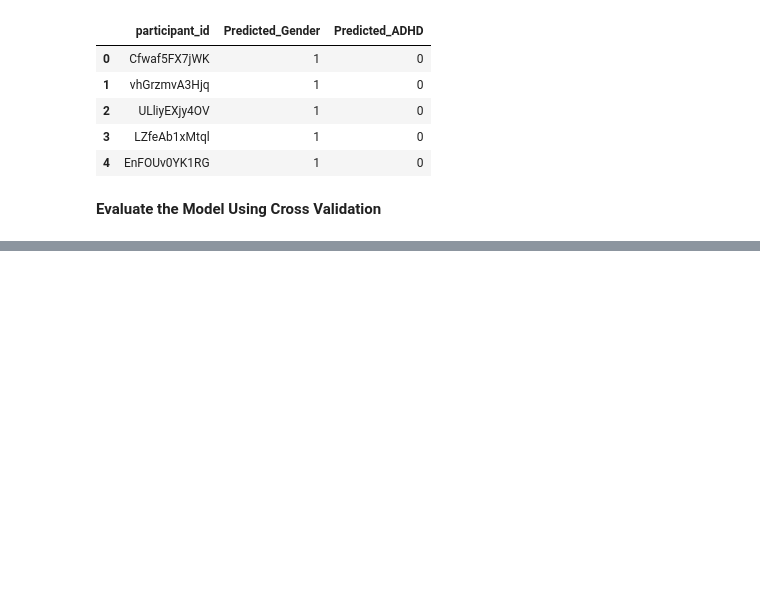
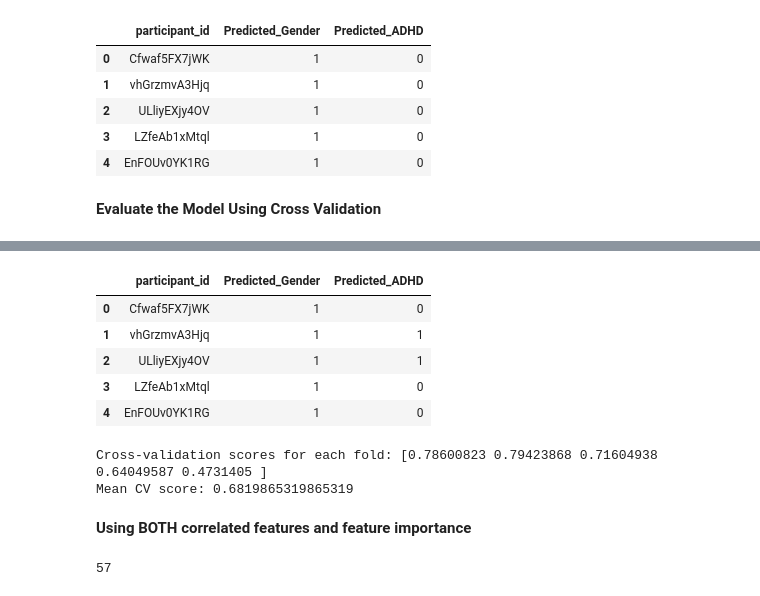
Before and after one commit to UCLA-BTT-Team21/UCLA_WiDs_Team-21, a Jupyter notebook: maya-explore.ipynb, the cells around one changed output, grey strips where cells are left out. Saved outputs shown, nothing was run; the diff lists cells and outputs as text; code cells hidden in the pictures; blank space fills up the shorter version.

```diff
--- a/maya-explore.ipynb
+++ b/maya-explore.ipynb
@@ -1159,0 +1307,9 @@ Mean CV score: 0.6753919668061081
+# %%
+# Wrap with MultiOutputClassifier for multi-target classification
+multioutput_classifier = MultiOutputClassifier(xgb_classifier)
+# %%
+X_train_3 = X_train[top_20_features_list]
+X_test_3 = X_test[top_20_features_list]
+# %%
+# Train the model
+multioutput_classifier.fit(X_train_3, Y_train)
@@ -1159,0 +1334,20 @@ Mean CV score: 0.6753919668061081
+# %%
+y_pred_3 = multioutput_classifier.predict(X_test_3)
+# %%
+# Convert predictions to a DataFrame
+predictions_df_3 = pd.DataFrame(
+    y_pred_3,
+    columns=['Predicted_Gender', 'Predicted_ADHD']
+)
+
+# Combine participant IDs with predictions
+result_df_3 = pd.concat([participant_id.reset_index(drop=True), predictions_df_3], axis=1)
+
+result_df_3.head()
+# %% [output]
+|  | participant_id | Predicted_Gender | Predicted_ADHD |
+| 0 | Cfwaf5FX7jWK | 1 | 0 |
+| 1 | vhGrzmvA3Hjq | 1 | 1 |
+| 2 | ULliyEXjy4OV | 1 | 1 |
+| 3 | LZfeAb1xMtql | 1 | 0 |
+| 4 | EnFOUv0YK1RG | 1 | 0 |
@@ -1159,0 +1357,25 @@ Mean CV score: 0.6753919668061081
+# %%
+# Perform cross-validation on the training data
+cv_scores_3 = cross_val_score(multioutput_classifier, X_train_3, Y_train, cv=5, scoring=multi_output_scorer, n_jobs=-1)
+
+# Output the cross-validation results
+print("Cross-validation scores for each fold:", cv_scores_3)
+print("Mean CV score:", np.mean(cv_scores_3))
+# %% [output]
+Cross-validation scores for each fold: [0.78600823 0.79423868 0.71604938 0.64049587 0.4731405 ]
+Mean CV score: 0.6819865319865319
+# %% [markdown]
+**Using BOTH correlated features and feature importance**
+# %%
+# Assuming common_features and top_20_features_list are already defined
+
+# Convert both lists to sets and take the union (unique values from both)
+merged_features = list(set(top_20_features_list) | set(common_features))
+
+# Alternatively, you can use set().union() method:
+# merged_features = list(set(top_20_features_list).union(common_features))
+
+# Print the merged list
+len(merged_features)
+# %% [output]
+57
```
Also changed, not shown: parts of 31 cells of this notebook.
